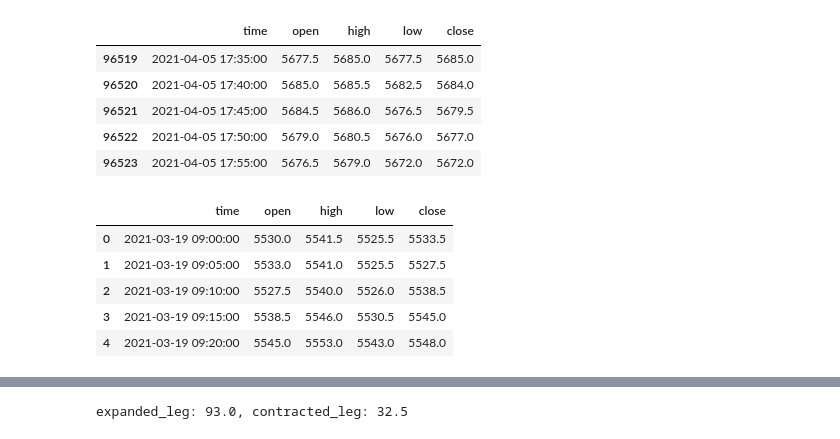
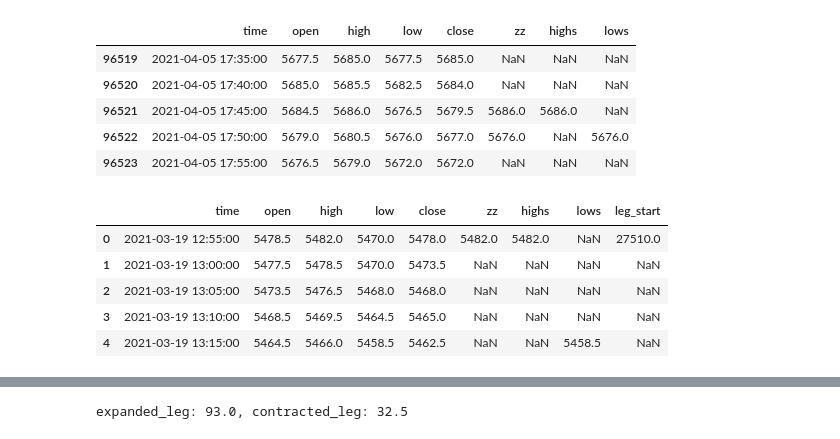
Before and after one commit to renatonankran/pybrooks, a Jupyter notebook: Gaps.ipynb, the cells around one changed output, grey strips where cells are left out. Drawn from its saved outputs; the diff is of its cells as text; code cells hidden in the pictures.

```diff
--- a/Gaps.ipynb
+++ b/Gaps.ipynb
@@ -5,31 +5,31 @@ import plotly.graph_objects as go
 from lib.zigzag import zig_zag
 import lib.bars as bars
 # %%
-data = pd.read_json("..\Datasets\WDO@_M5.json")
-columns = ['time', 'open', 'high', 'low', 'close']
-# columns = ['time', 'open', 'high', 'low', 'close', 'zz', 'highs', 'lows']
+data = pd.read_csv("..\..\Datasets\WDO@_M5-with-zz.csv")
+# columns = ['time', 'open', 'high', 'low', 'close']
+columns = ['time', 'open', 'high', 'low', 'close', 'zz', 'highs', 'lows']
 data = data.loc[:, columns]
-data['time']=pd.to_datetime(data['time'], unit='ms')
+# data['time']=pd.to_datetime(data['time'], unit='ms')
 data.tail()
 # %% [output]
-|  | time | open | high | low | close |
-| 96519 | 2021-04-05 17:35:00 | 5677.5 | 5685.0 | 5677.5 | 5685.0 |
-| 96520 | 2021-04-05 17:40:00 | 5685.0 | 5685.5 | 5682.5 | 5684.0 |
-| 96521 | 2021-04-05 17:45:00 | 5684.5 | 5686.0 | 5676.5 | 5679.5 |
-| 96522 | 2021-04-05 17:50:00 | 5679.0 | 5680.5 | 5676.0 | 5677.0 |
-| 96523 | 2021-04-05 17:55:00 | 5676.5 | 5679.0 | 5672.0 | 5672.0 |
+|  | time | open | high | low | close | zz | highs | lows |
+| 96519 | 2021-04-05 17:35:00 | 5677.5 | 5685.0 | 5677.5 | 5685.0 | NaN | NaN | NaN |
+| 96520 | 2021-04-05 17:40:00 | 5685.0 | 5685.5 | 5682.5 | 5684.0 | NaN | NaN | NaN |
+| 96521 | 2021-04-05 17:45:00 | 5684.5 | 5686.0 | 5676.5 | 5679.5 | 5686.0 | 5686.0 | NaN |
+| 96522 | 2021-04-05 17:50:00 | 5679.0 | 5680.5 | 5676.0 | 5677.0 | 5676.0 | NaN | 5676.0 |
+| 96523 | 2021-04-05 17:55:00 | 5676.5 | 5679.0 | 5672.0 | 5672.0 | NaN | NaN | NaN |
 # %%
 # parsed_ds=data.loc[(data['time']>='2021-03-19 8:00:00')&(data['time']<='2021-03-19 19:00:00')]
-parsed_ds=data.loc[(data['time']>='2021-03-19 09:00:00')&(data['time']<='2021-03-22 19:00:00')]
+parsed_ds=data.loc[(data['time']>='2021-03-19 12:55:00')&(data['time']<='2021-03-22 19:00:00')]
 parsed_ds.reset_index(inplace=True, drop=True)
 parsed_ds.head()
 # %% [output]
-|  | time | open | high | low | close |
-| 0 | 2021-03-19 09:00:00 | 5530.0 | 5541.5 | 5525.5 | 5533.5 |
-| 1 | 2021-03-19 09:05:00 | 5533.0 | 5541.0 | 5525.5 | 5527.5 |
-| 2 | 2021-03-19 09:10:00 | 5527.5 | 5540.0 | 5526.0 | 5538.5 |
-| 3 | 2021-03-19 09:15:00 | 5538.5 | 5546.0 | 5530.5 | 5545.0 |
-| 4 | 2021-03-19 09:20:00 | 5545.0 | 5553.0 | 5543.0 | 5548.0 |
+|  | time | open | high | low | close | zz | highs | lows | leg_start |
+| 0 | 2021-03-19 12:55:00 | 5478.5 | 5482.0 | 5470.0 | 5478.0 | 5482.0 | 5482.0 | NaN | 27510.0 |
+| 1 | 2021-03-19 13:00:00 | 5477.5 | 5478.5 | 5470.0 | 5473.5 | NaN | NaN | NaN | NaN |
+| 2 | 2021-03-19 13:05:00 | 5473.5 | 5476.5 | 5468.0 | 5468.0 | NaN | NaN | NaN | NaN |
+| 3 | 2021-03-19 13:10:00 | 5468.5 | 5469.5 | 5464.5 | 5465.0 | NaN | NaN | NaN | NaN |
+| 4 | 2021-03-19 13:15:00 | 5464.5 | 5466.0 | 5458.5 | 5462.5 | NaN | NaN | 5458.5 | NaN |
 # %%
 zz, lows, highs = zig_zag(data,3)
 # %%
```
Also changed, not shown: parts of 4 cells of this notebook.
